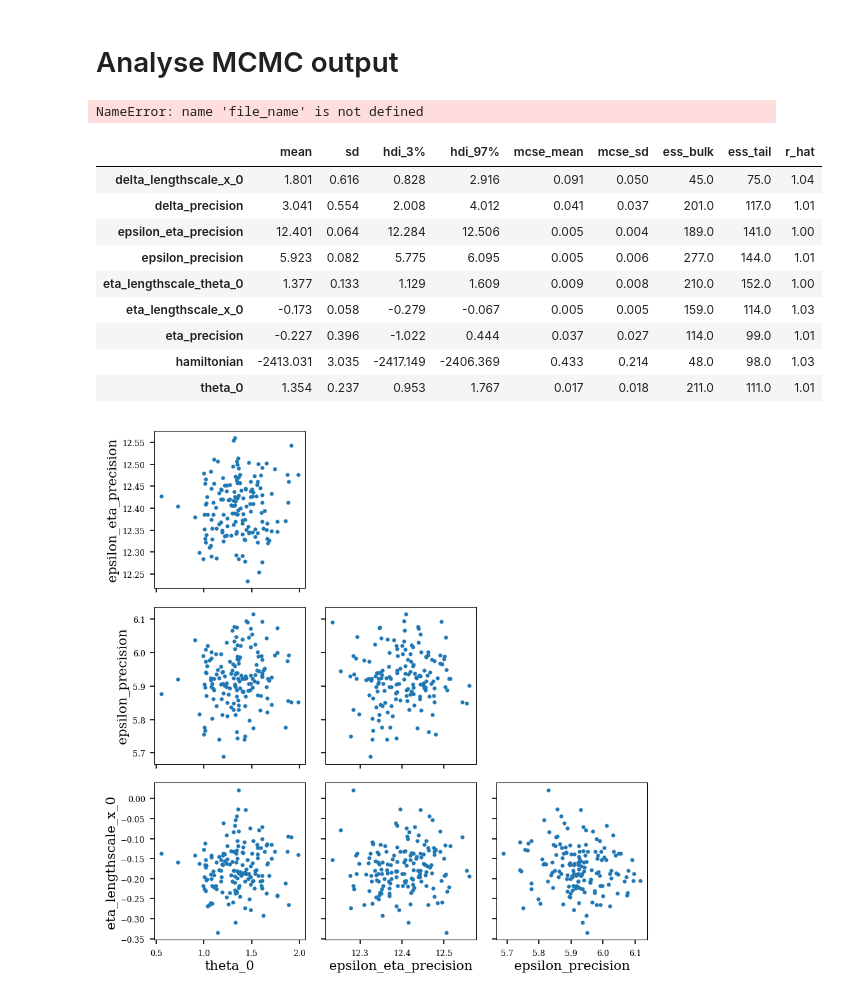
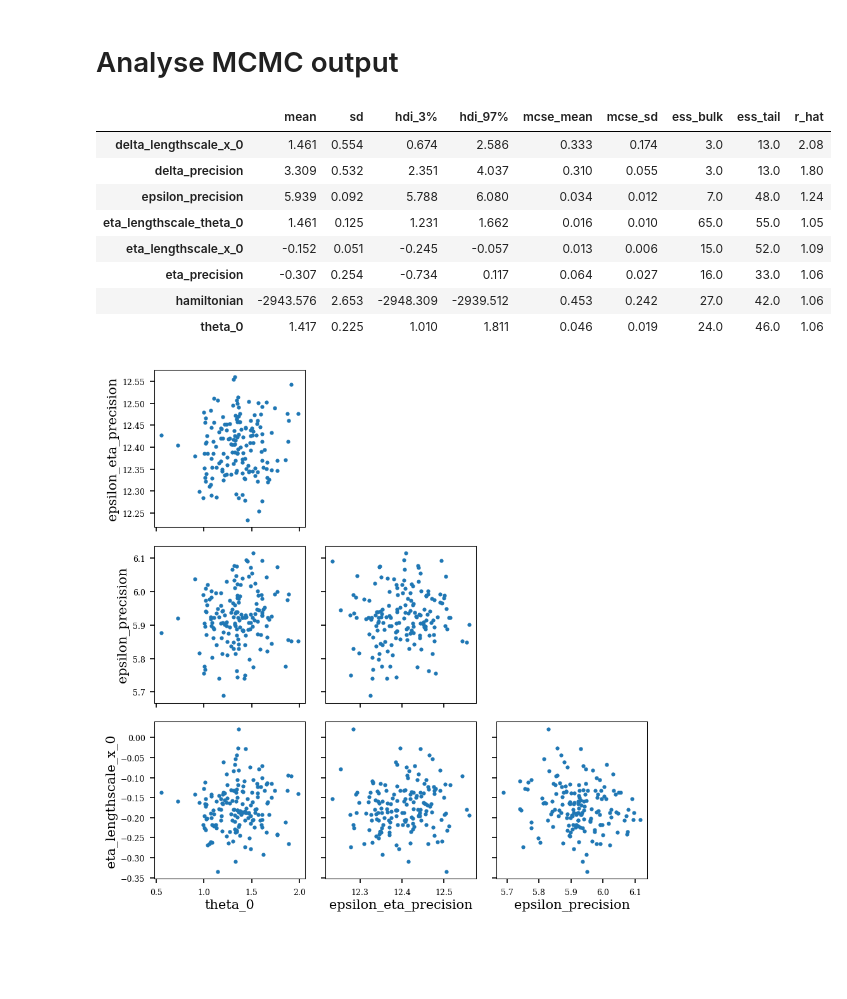
Before and after one commit to jamesbriant/BayesianCalibrationExamples, a Jupyter notebook: scaling/HMC-sin-a.ipynb, the cells around one changed output. Saved outputs shown, nothing was run; the diff lists cells and outputs as text; code cells hidden in the pictures; blank space fills up the shorter version.

```diff
--- a/scaling/HMC-sin-a.ipynb
+++ b/scaling/HMC-sin-a.ipynb
@@ -295,26 +295,3 @@ final_states, traces, stats = sampler.sample_chains(
 Sampling stage: Initial fast adaptive [00:08] > Slow adaptive (1/1) [00:29] > Final fast adaptive [00:03] > Main non-adaptive [00:42]
 # %% [markdown]
 # Analyse MCMC output
-# %%
-np.savetxt(
-    f"chains/{file_name}-W{n_warm_up_iter}-N{n_main_iter}-traces-raw.csv",
-    np.array(list(traces_transformed.values())).T,
-    delimiter=",",
-    header=",".join(traces_transformed.keys()),
-    # comments="",
-)
-# %% [output]
-NameError: name 'file_name' is not defined
-# %%
-arviz.summary(traces)
-# %% [output]
-|  | mean | sd | hdi_3% | hdi_97% | mcse_mean | mcse_sd | ess_bulk | ess_tail | r_hat |
-| delta_lengthscale_x_0 | 1.801 | 0.616 | 0.828 | 2.916 | 0.091 | 0.050 | 45.0 | 75.0 | 1.04 |
-| delta_precision | 3.041 | 0.554 | 2.008 | 4.012 | 0.041 | 0.037 | 201.0 | 117.0 | 1.01 |
-| epsilon_eta_precision | 12.401 | 0.064 | 12.284 | 12.506 | 0.005 | 0.004 | 189.0 | 141.0 | 1.00 |
-| epsilon_precision | 5.923 | 0.082 | 5.775 | 6.095 | 0.005 | 0.006 | 277.0 | 144.0 | 1.01 |
-| eta_lengthscale_theta_0 | 1.377 | 0.133 | 1.129 | 1.609 | 0.009 | 0.008 | 210.0 | 152.0 | 1.00 |
-| eta_lengthscale_x_0 | -0.173 | 0.058 | -0.279 | -0.067 | 0.005 | 0.005 | 159.0 | 114.0 | 1.03 |
-| eta_precision | -0.227 | 0.396 | -1.022 | 0.444 | 0.037 | 0.027 | 114.0 | 99.0 | 1.01 |
-| hamiltonian | -2413.031 | 3.035 | -2417.149 | -2406.369 | 0.433 | 0.214 | 48.0 | 98.0 | 1.03 |
-| theta_0 | 1.354 | 0.237 | 0.953 | 1.767 | 0.017 | 0.018 | 211.0 | 111.0 | 1.01 |
@@ -321,3 +301,16 @@ arviz.summary(traces)
+# %%
+arviz.convert_to_inference_data(traces).to_netcdf(f"chains/{file_name}-W{n_warm_up_iter}-N{n_main_iter}-raw.nc")
+arviz.summary(traces)
+# %% [output]
+|  | mean | sd | hdi_3% | hdi_97% | mcse_mean | mcse_sd | ess_bulk | ess_tail | r_hat |
+| delta_lengthscale_x_0 | 1.461 | 0.554 | 0.674 | 2.586 | 0.333 | 0.174 | 3.0 | 13.0 | 2.08 |
+| delta_precision | 3.309 | 0.532 | 2.351 | 4.037 | 0.310 | 0.055 | 3.0 | 13.0 | 1.80 |
+| epsilon_precision | 5.939 | 0.092 | 5.788 | 6.080 | 0.034 | 0.012 | 7.0 | 48.0 | 1.24 |
+| eta_lengthscale_theta_0 | 1.461 | 0.125 | 1.231 | 1.662 | 0.016 | 0.010 | 65.0 | 55.0 | 1.05 |
+| eta_lengthscale_x_0 | -0.152 | 0.051 | -0.245 | -0.057 | 0.013 | 0.006 | 15.0 | 52.0 | 1.09 |
+| eta_precision | -0.307 | 0.254 | -0.734 | 0.117 | 0.064 | 0.027 | 16.0 | 33.0 | 1.06 |
+| hamiltonian | -2943.576 | 2.653 | -2948.309 | -2939.512 | 0.453 | 0.242 | 27.0 | 42.0 | 1.06 |
+| theta_0 | 1.417 | 0.225 | 1.010 | 1.811 | 0.046 | 0.019 | 24.0 | 46.0 | 1.06 |
 # %%
 with plt.style.context(plot_style):
     axes = arviz.plot_pair(
```
Also changed, not shown: parts of 4 cells of this notebook, 15 other files.
